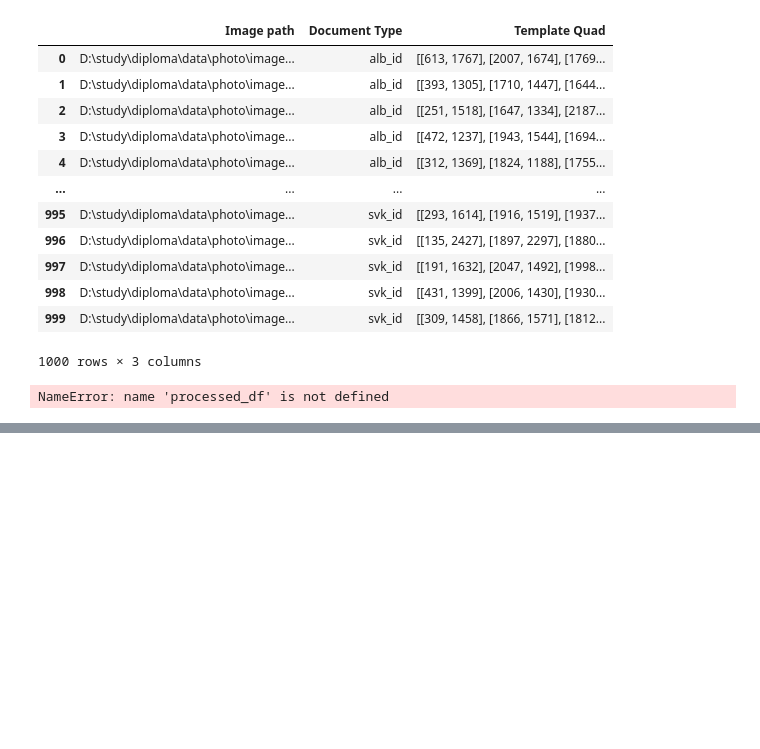
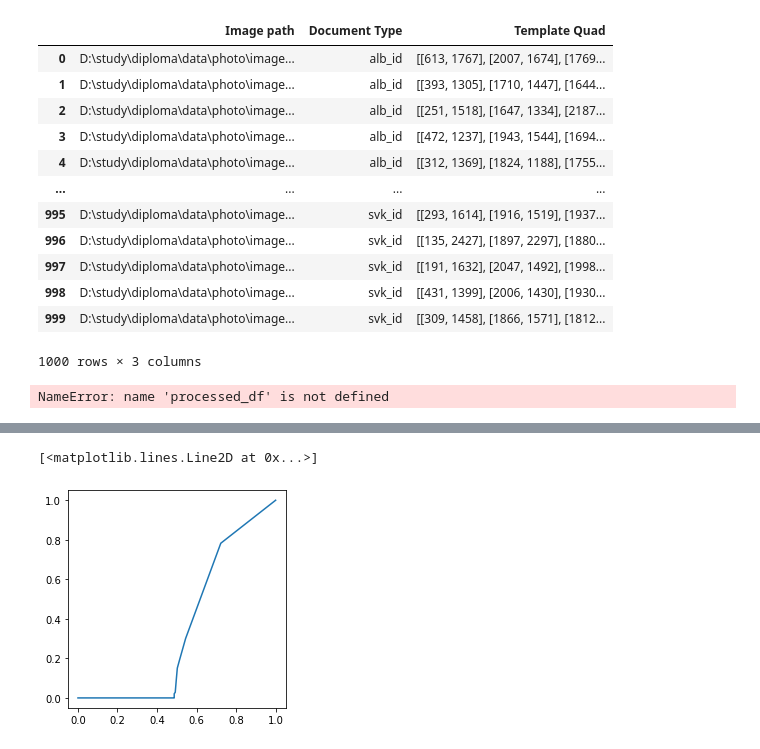
Before and after one commit to devourers/masters-diploma, a Jupyter notebook: sample.ipynb, the cells around one changed output, grey strips where cells are left out. Cells and saved outputs as stored; diff of their text form; code cells hidden in the pictures; blank space fills up the shorter version.

Commit message:
added roc curve plotting

```diff
--- a/sample.ipynb
+++ b/sample.ipynb
@@ -65,0 +89,3 @@ total_unprocessed
+# %%
+processed_df = process_rejects.fix_df(unprocessed_images, processed_df)
+processed_df
@@ -87,0 +139,11 @@ print(counter)
+# %%
+import matplotlib.pyplot as plt
+import numpy as np
+pts = np.array(pts)
+x = pts[:,0]
+y = pts[:,1]
+plt.gca().set_aspect("equal")
+plt.plot(x, y)
+# %% [output]
+[<matplotlib.lines.Line2D at 0x...>]
+[figure, added]
```
Also changed, not shown: parts of 9 cells of this notebook, 1 other file.
